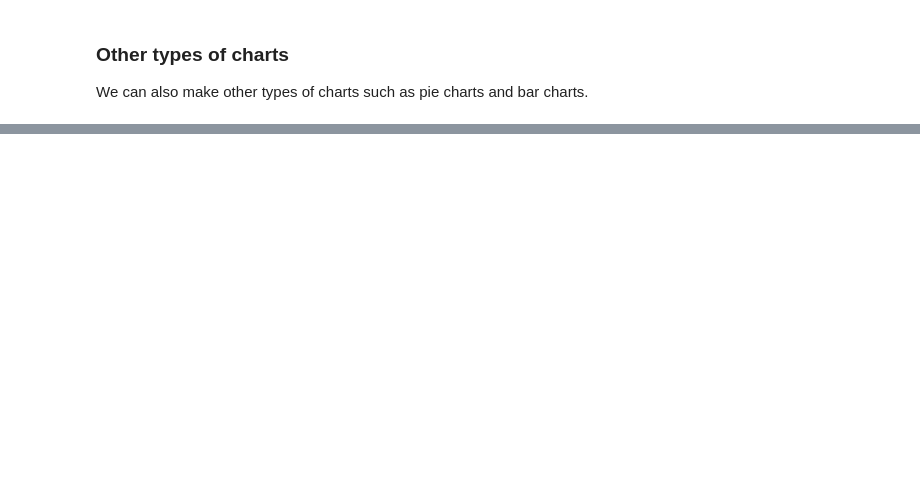
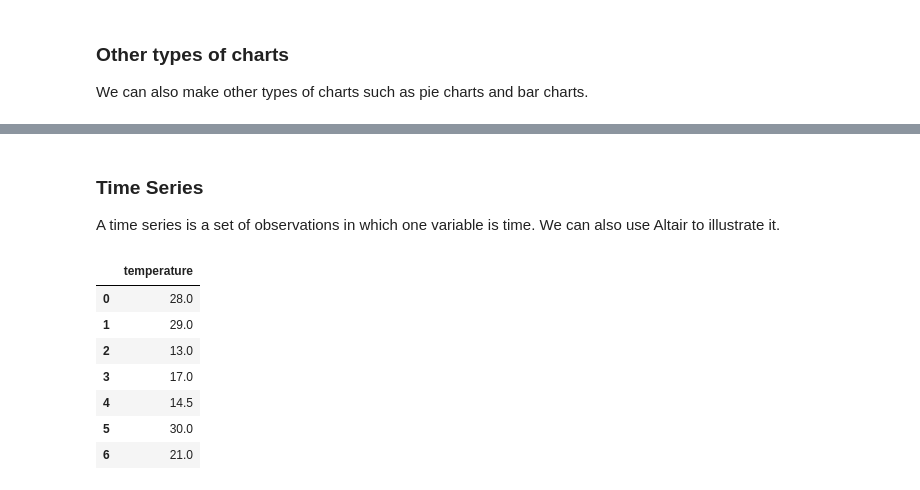
Before and after one commit to JoeZhang1000/SDS3386-Midterm-Summary, a Jupyter notebook: SDS 3386 Midterm Summary.ipynb, the cells around one changed output, grey strips where cells are left out. Saved outputs shown, nothing was run; the diff lists cells and outputs as text; code cells hidden in the pictures; blank space fills up the shorter version.

```diff
--- a/SDS 3386 Midterm Summary.ipynb
+++ b/SDS 3386 Midterm Summary.ipynb
@@ -490,0 +576,22 @@ alt.Chart(mpg).encode(
+# %% [markdown]
+### Time Series
+
+A time series is a set of observations in which one variable is time. We can also use Altair to illustrate it.
+# %%
+# Let's first import some data
+
+import pandas as pd
+
+temp = [28, 29, 13, 17, 14.5, 30, 21]
+
+df = pd.DataFrame(temp, columns = ['temperature'])
+df
+# %% [output]
+|  | temperature |
+| 0 | 28.0 |
+| 1 | 29.0 |
+| 2 | 13.0 |
+| 3 | 17.0 |
+| 4 | 14.5 |
+| 5 | 30.0 |
+| 6 | 21.0 |
```
Also changed, not shown: parts of 15 cells of this notebook.
